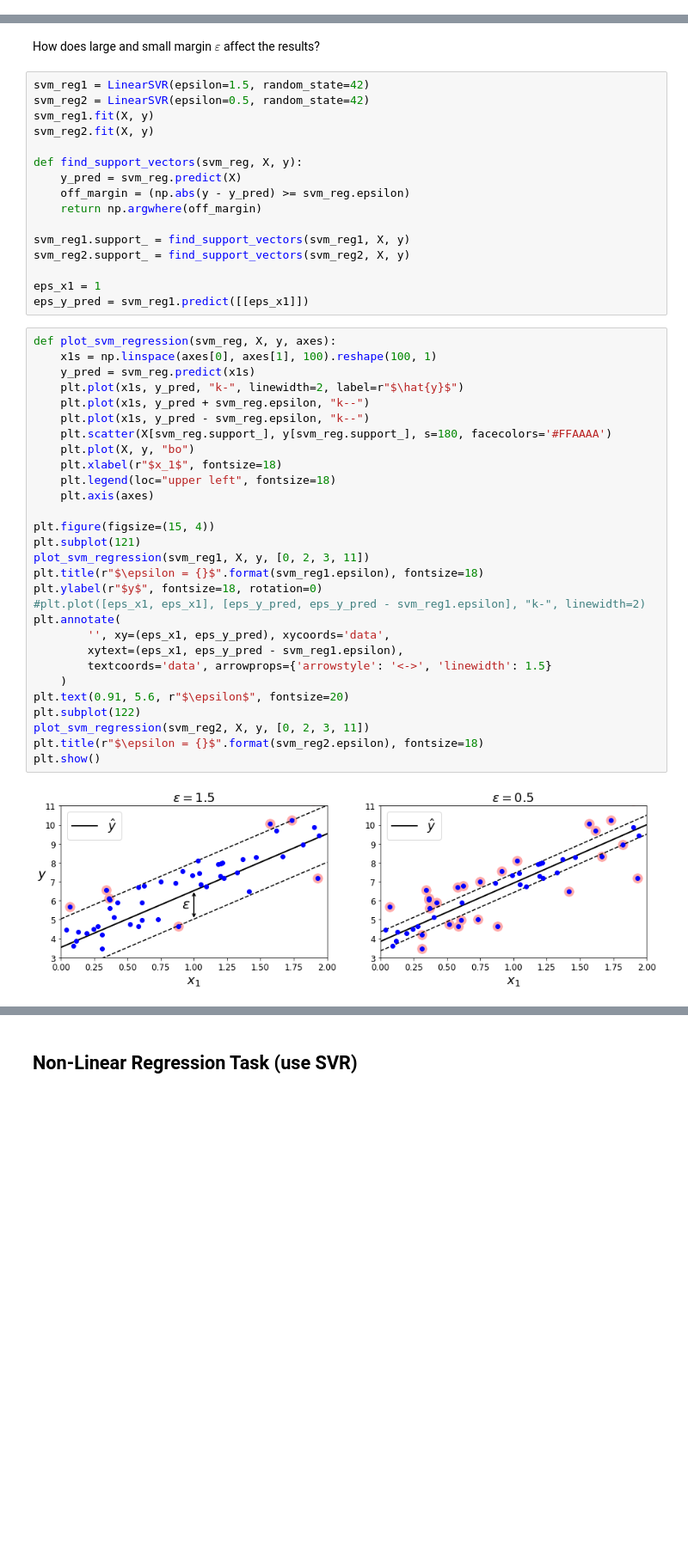
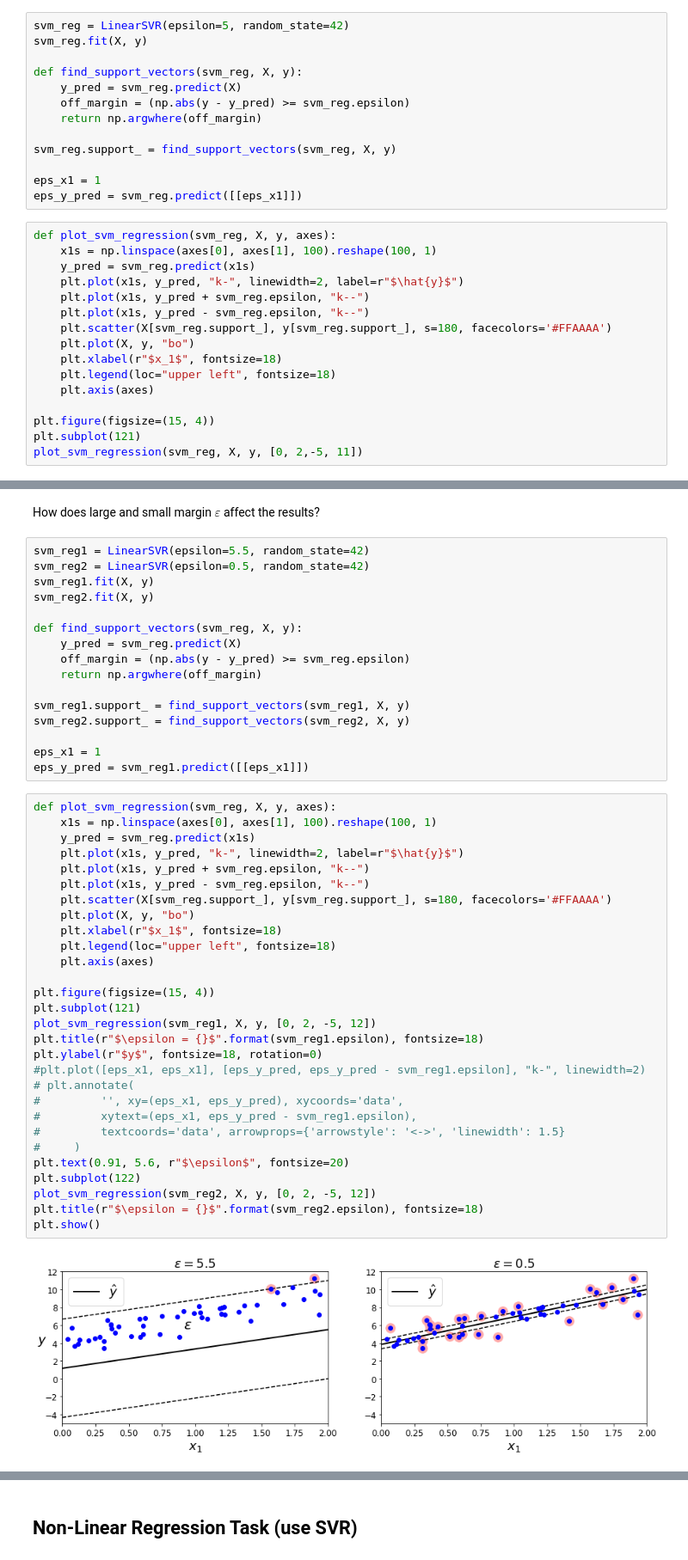
Before and after one commit to iubh/DLMDSML01, a Jupyter notebook: Q_A_Sessions/04_svm/04_support_vector_machines.ipynb, the cells around one changed output, grey strips where cells are left out. Shown at 86% size. Cells and saved outputs as stored; diff of their text form; blank space fills up the shorter version.

```diff
--- a/Q_A_Sessions/04_svm/04_support_vector_machines.ipynb
+++ b/Q_A_Sessions/04_svm/04_support_vector_machines.ipynb
@@ -775,0 +831,29 @@ LinearSVR(C=1.0, dual=True, epsilon=1.5, fit_intercept=True,
+# %%
+svm_reg = LinearSVR(epsilon=5, random_state=42)
+svm_reg.fit(X, y)
+
+def find_support_vectors(svm_reg, X, y):
+    y_pred = svm_reg.predict(X)
+    off_margin = (np.abs(y - y_pred) >= svm_reg.epsilon)
+    return np.argwhere(off_margin)
+
+svm_reg.support_ = find_support_vectors(svm_reg, X, y)
+
+eps_x1 = 1
+eps_y_pred = svm_reg.predict([[eps_x1]])
+# %%
+def plot_svm_regression(svm_reg, X, y, axes):
+    x1s = np.linspace(axes[0], axes[1], 100).reshape(100, 1)
+    y_pred = svm_reg.predict(x1s)
+    plt.plot(x1s, y_pred, "k-", linewidth=2, label=r"$\hat{y}$")
+    plt.plot(x1s, y_pred + svm_reg.epsilon, "k--")
+    plt.plot(x1s, y_pred - svm_reg.epsilon, "k--")
+    plt.scatter(X[svm_reg.support_], y[svm_reg.support_], s=180, facecolors='#FFAAAA')
+    plt.plot(X, y, "bo")
+    plt.xlabel(r"$x_1$", fontsize=18)
+    plt.legend(loc="upper left", fontsize=18)
+    plt.axis(axes)
+
+plt.figure(figsize=(15, 4))
+plt.subplot(121)
+plot_svm_regression(svm_reg, X, y, [0, 2,-5, 11])
@@ -776,7 +870,7 @@ LinearSVR(C=1.0, dual=True, epsilon=1.5, fit_intercept=True,
 # %% [markdown]
 How does large and small margin $\varepsilon$ affect the results?
 # %%
-svm_reg1 = LinearSVR(epsilon=1.5, random_state=42)
+svm_reg1 = LinearSVR(epsilon=5.5, random_state=42)
 svm_reg2 = LinearSVR(epsilon=0.5, random_state=42)
 svm_reg1.fit(X, y)
 svm_reg2.fit(X, y)
@@ -794,31 +888,31 @@ eps_y_pred = svm_reg1.predict([[eps_x1]])
 # %%
 def plot_svm_regression(svm_reg, X, y, axes):
     x1s = np.linspace(axes[0], axes[1], 100).reshape(100, 1)
     y_pred = svm_reg.predict(x1s)
     plt.plot(x1s, y_pred, "k-", linewidth=2, label=r"$\hat{y}$")
     plt.plot(x1s, y_pred + svm_reg.epsilon, "k--")
     plt.plot(x1s, y_pred - svm_reg.epsilon, "k--")
     plt.scatter(X[svm_reg.support_], y[svm_reg.support_], s=180, facecolors='#FFAAAA')
     plt.plot(X, y, "bo")
     plt.xlabel(r"$x_1$", fontsize=18)
     plt.legend(loc="upper left", fontsize=18)
     plt.axis(axes)
 
 plt.figure(figsize=(15, 4))
 plt.subplot(121)
-plot_svm_regression(svm_reg1, X, y, [0, 2, 3, 11])
+plot_svm_regression(svm_reg1, X, y, [0, 2, -5, 12])
 plt.title(r"$\epsilon = {}$".format(svm_reg1.epsilon), fontsize=18)
 plt.ylabel(r"$y$", fontsize=18, rotation=0)
 #plt.plot([eps_x1, eps_x1], [eps_y_pred, eps_y_pred - svm_reg1.epsilon], "k-", linewidth=2)
-plt.annotate(
-        '', xy=(eps_x1, eps_y_pred), xycoords='data',
-        xytext=(eps_x1, eps_y_pred - svm_reg1.epsilon),
-        textcoords='data', arrowprops={'arrowstyle': '<->', 'linewidth': 1.5}
-    )
+# plt.annotate(
+#         '', xy=(eps_x1, eps_y_pred), xycoords='data',
+#         xytext=(eps_x1, eps_y_pred - svm_reg1.epsilon),
+#         textcoords='data', arrowprops={'arrowstyle': '<->', 'linewidth': 1.5}
+#     )
 plt.text(0.91, 5.6, r"$\epsilon$", fontsize=20)
 plt.subplot(122)
-plot_svm_regression(svm_reg2, X, y, [0, 2, 3, 11])
+plot_svm_regression(svm_reg2, X, y, [0, 2, -5, 12])
 plt.title(r"$\epsilon = {}$".format(svm_reg2.epsilon), fontsize=18)
 plt.show()
 # %% [output]
-[figure, old version]
+[figure, new version]
```
Also changed, not shown: parts of 34 cells of this notebook, 7 other files.
